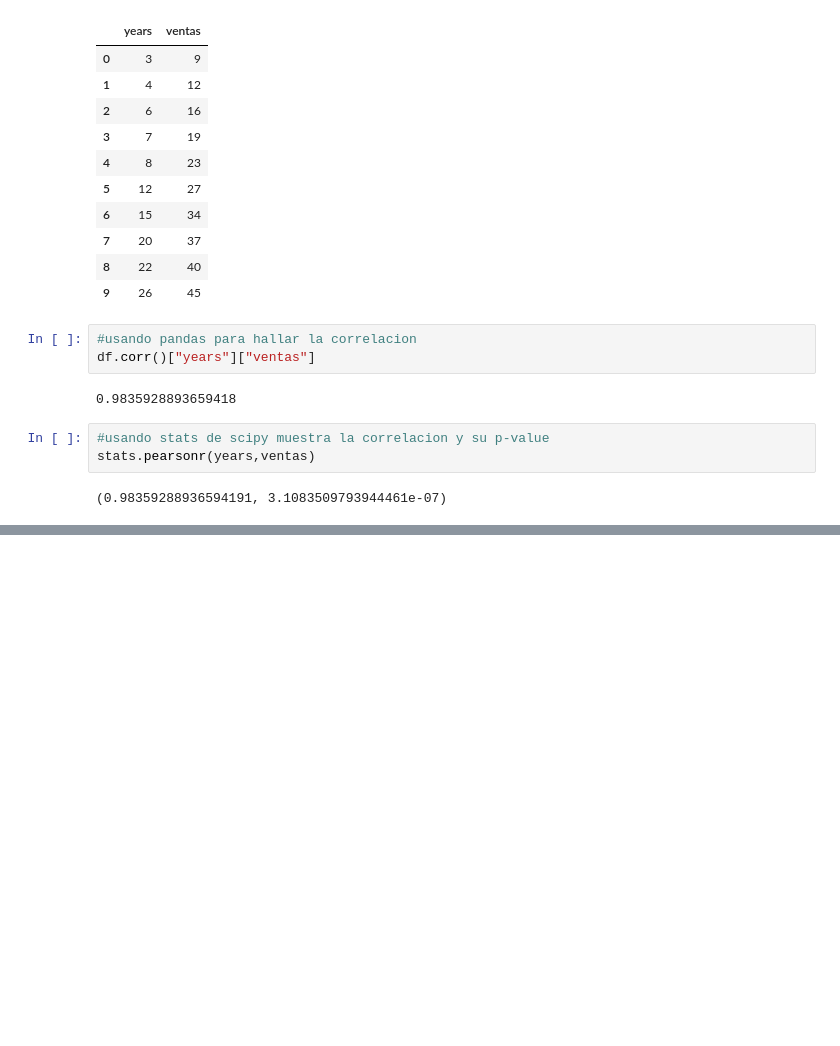
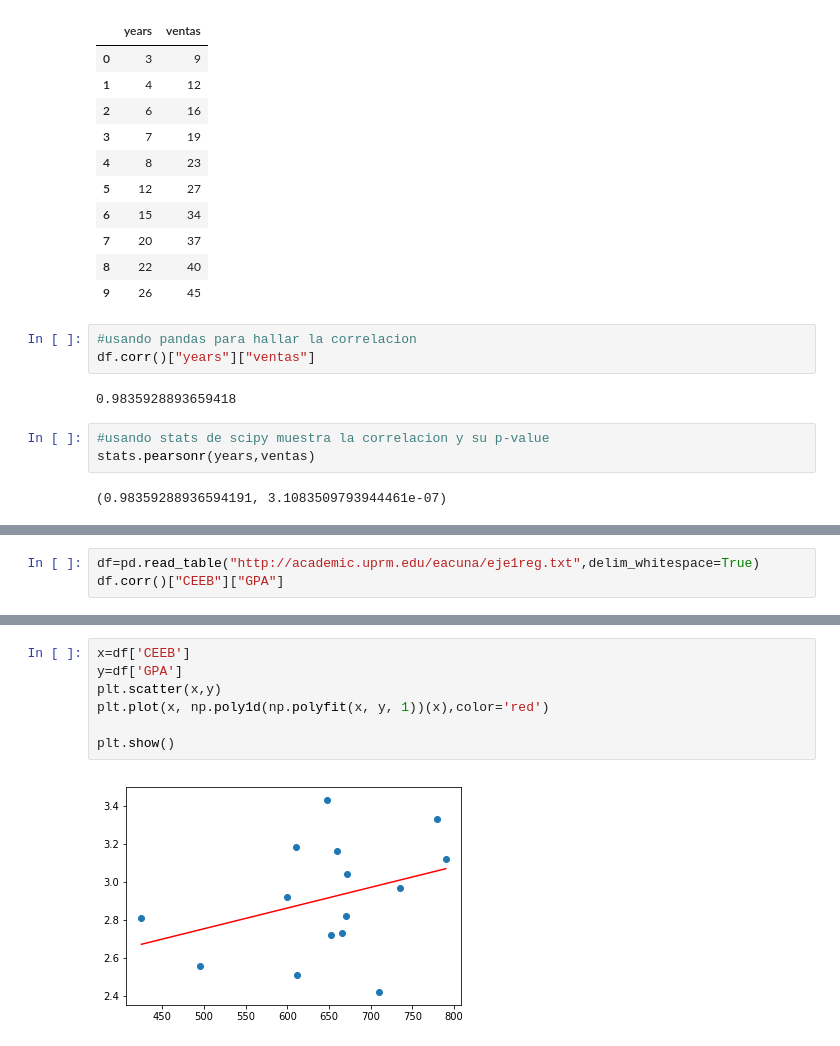
Before and after one commit to eacunafer/PyLabs-Analisis-de-Datos, a Jupyter notebook: notebooks/lab8py.ipynb, the cells around one changed output, grey strips where cells are left out. Saved outputs shown, nothing was run; the diff lists cells and outputs as text; blank space fills up the shorter version.

```diff
--- a/notebooks/lab8py.ipynb
+++ b/notebooks/lab8py.ipynb
@@ -155,0 +166,3 @@ stats.pearsonr(years,ventas)
+# %%
+df=pd.read_table("http://academic.uprm.edu/eacuna/eje1reg.txt",delim_whitespace=True)
+df.corr()["CEEB"]["GPA"]
@@ -155,0 +178,9 @@ stats.pearsonr(years,ventas)
+# %%
+x=df['CEEB']
+y=df['GPA']
+plt.scatter(x,y)
+plt.plot(x, np.poly1d(np.polyfit(x, y, 1))(x),color='red')
+
+plt.show()
+# %% [output]
+[figure, added]
```
Also changed, not shown: parts of 7 cells of this notebook.
